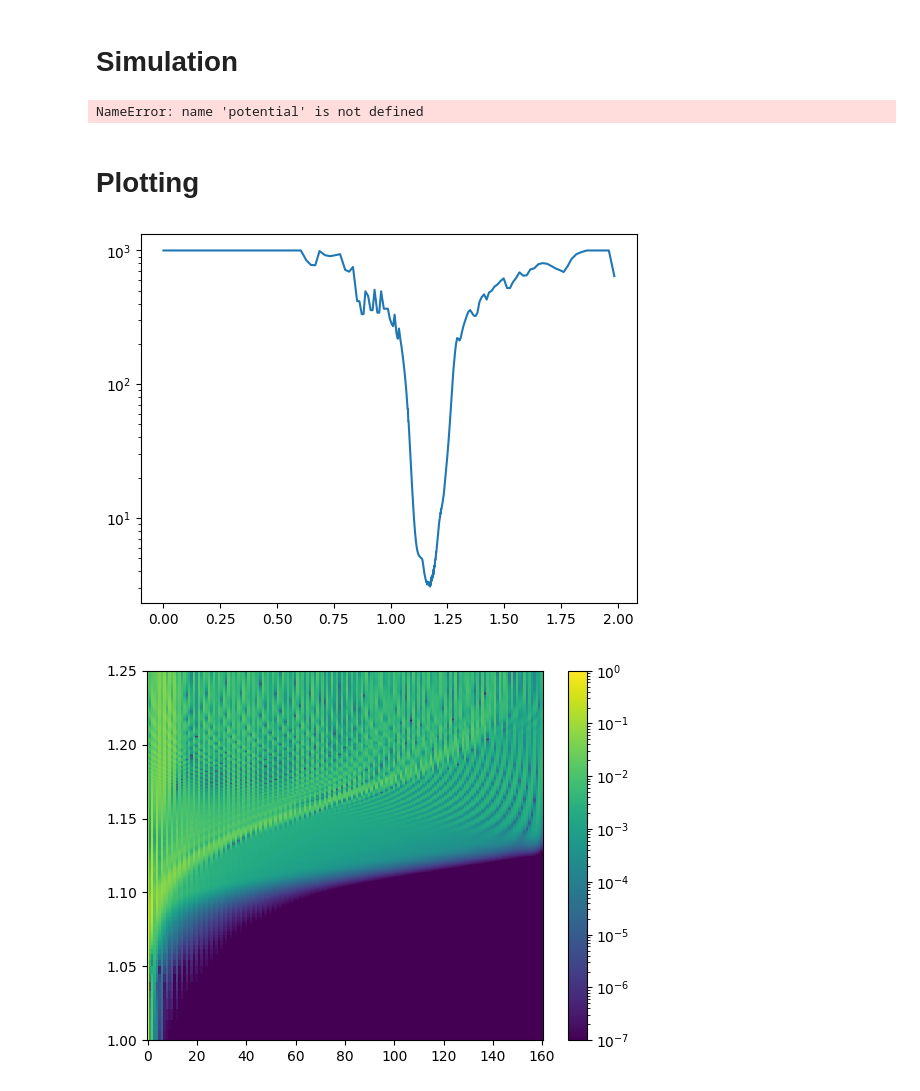
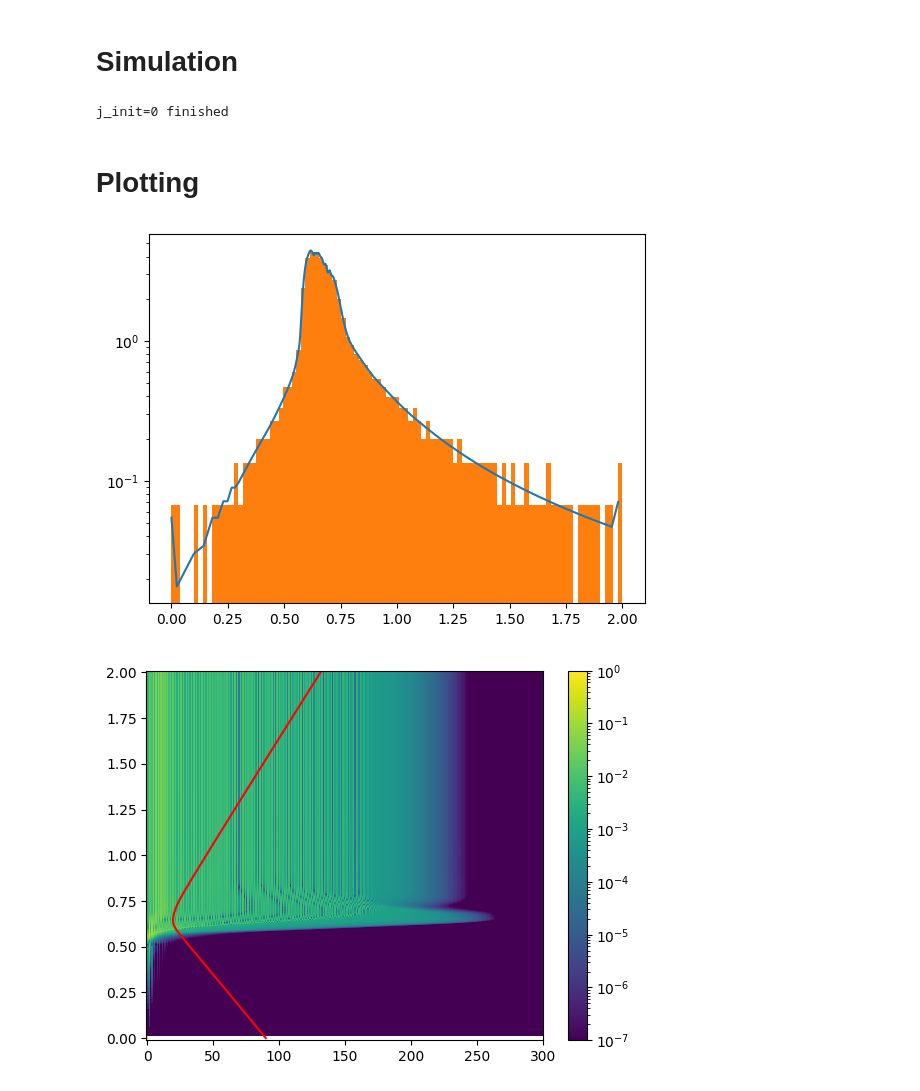
Before and after one commit to AK-Grabowsk3/NeOcs, a Jupyter notebook: analysis/NeOCS_qc_solver.ipynb, the cells around one changed output. Cells and saved outputs as stored; diff of their text form; code cells hidden in the pictures.

```diff
--- a/analysis/NeOCS_qc_solver.ipynb
+++ b/analysis/NeOCS_qc_solver.ipynb
@@ -101,26 +104,26 @@ NameError: name 'l_arr' is not defined
 # %%
-V_interp = RectBivariateSpline( th_raw, np.flip( 1/R_ext ), np.flip( PES_ext, axis=1 ), kx=3, ky=3, s=0 )
+V_interp = RectBivariateSpline( th_raw, R_ext, PES_ext, kx=5, ky=5, s=0 )
+
+
+force = V_interp.partial_derivative(0, 1)
+force_vect = np.vectorize( lambda r, th: - force( th, r ) )
 
 def potential( r, th ):
-    return V_interp( th, 1/r )
+    return V_interp( th, r )
 
 potential = np.vectorize( potential )
 
-r_arr = np.linspace( 5, 40, 100 )
-th_arr = np.linspace( 0, np.pi, 100 )
+
+r_arr = np.linspace( 0, 8, 300 )
+th_arr = np.linspace( 0, np.pi, 300 )
 
 
 th_gr, r_gr = np.meshgrid( th_arr, r_arr )
 
 PES_interp = potential( r_gr, th_gr )
-PES_clip = np.clip(PES_interp * au2cm, -100, 100)
+PES_clip = np.clip(PES_interp * au2cm, 0, 1 * au2cm)
 
-plt.contourf( r_gr, th_gr, PES_clip )
+plt.contourf( r_gr, th_gr, np.abs(PES_clip), norm=LogNorm() )
 plt.colorbar()
-
-# fig, ax = plt.subplots(subplot_kw={"projection": "3d"})
-
-# ax.plot_surface( r_gr, th_gr, PES_clip, cmap=cm.coolwarm,
-#                        linewidth=0, antialiased=True )
 # %% [output]
 <matplotlib.colorbar.Colorbar at 0x...>
@@ -129,43 +132,47 @@ plt.colorbar()
 # Simulation
 # %%
 solv = qs.Quasi_classic( m_rot = (16 + 32 + 12) * u2au,
-                        Be_rot = 9.243165268327e-7,
+                        Be_rot = 0.20286/au2cm,#9.243165268327e-7,
                         m_proj = 20 * u2au
                         )
 
+# simple_pot = lambda r, th: 2.5e7 / r**12 - 100/r**6 * ( 1 + 3 * np.cos( th )**2 + np.cos( th )**3 + np.cos( th )**10 )
 solv.set_potential( potential )
+solv.set_force( force_vect )
 
 j_init = 0
-solv.set_hilbert_space( max_l=160,
+solv.set_hilbert_space( max_l=300,
                        max_m = j_init
                        )
 
 solv.set_initial_conditions( E_col = 3700 * 3.1668105e-6,
-                            r_0 = 50.0,
+                            r_0 = 30.0,
                             l_0 = j_init
                             )
 
 solv.solve( t_max = 2 / au2ps,
            kwargs={"first_step": 1e3,
-                   "max_step": 1e3,
-                   "atol": 1e-9, "rtol": 1e-7}
+                   "atol": 1e-7, "rtol": 1e-5}
            )
 
 print( f"j_init={j_init} finished" )
 
 pass
 # %% [output]
-NameError: name 'potential' is not defined
+j_init=0 finished
 # %% [markdown]
 # Plotting
 # %%
-plt.plot( solv.t[:-1] * au2ps,  np.diff( solv.t ) )
+plt.plot( solv.t[:-1] * au2ps ,  1. / np.diff( solv.t ) / au2ps / solv.N_t )
+plt.hist( solv.t * au2ps, bins = 101, density=True )
+
+# plt.plot( solv.t[:-1] * au2ps ,  np.diff( solv.t ) )
 
 plt.semilogy()
 
 pass
 # %% [output]
-[figure, old version]
+[figure, new version]
 # %%
 l_max = np.max( solv.l_arr )
 rot_prob = np.zeros( (solv.N_t, l_max + 1) )
@@ -175,7 +182,7 @@ for i, l in enumerate( solv.l_arr ):
 
 # rot_prob = rot_prob / np.reshape( np.max( rot_prob, axis=1 ), (-1,1) )
 
-plt.pcolor(np.arange( l_max + 1 ),
+plt.pcolor(np.arange( 0, l_max + 1 ),
            solv.t*au2ps,
            rot_prob, norm=LogNorm(vmin = 1e-7) )
 
@@ -183,11 +190,13 @@ plt.colorbar()
 
 # plt.xlim( -0.5, 50 )
 
-plt.ylim( 1., 1.25 )
+# plt.ylim( 1., 1.25 )
+
+plt.plot( solv.r*3, solv.t*au2ps, 'r' )
 
 pass
 # %% [output]
-[figure, old version]
+[figure, new version]
 # %%
 plt.plot( np.arange( l_max + 1 ), rot_prob[-1,:] )
 # plt.semilogy()
```
Also changed, not shown: parts of 10 cells of this notebook.
